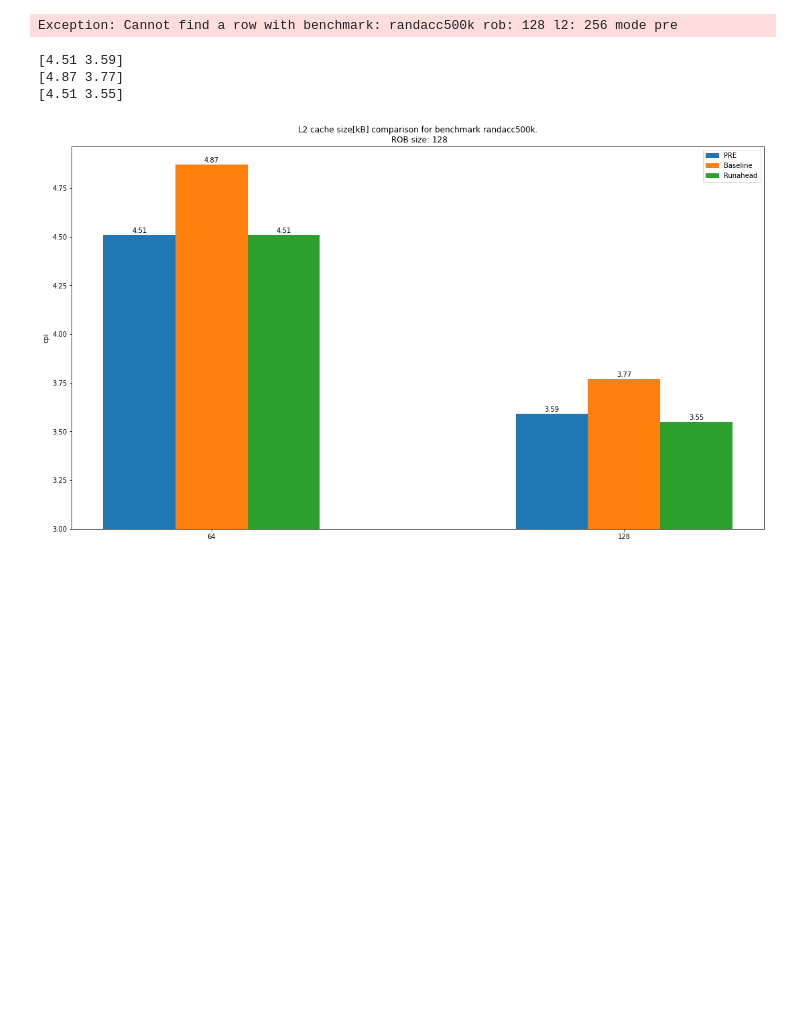
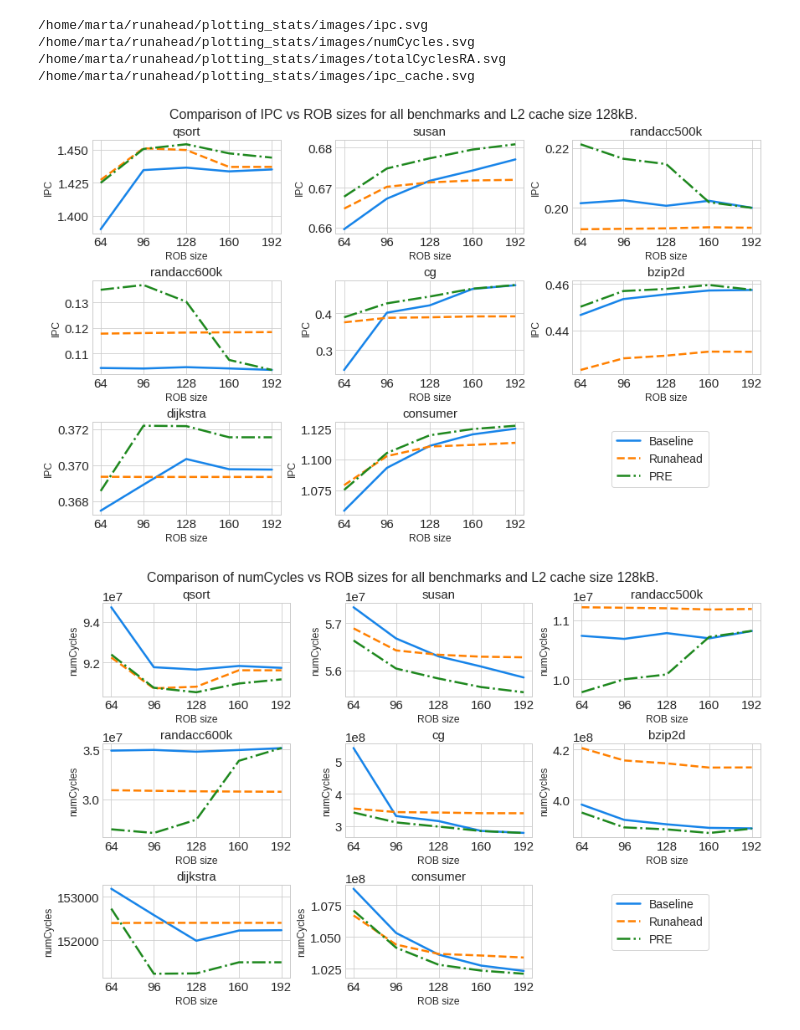
Before and after one commit to kuczmmar/Runahead, a Jupyter notebook: plotting_stats/plotting.ipynb, the cells around one changed output. Saved outputs shown, nothing was run; the diff lists cells and outputs as text; code cells hidden in the pictures; blank space fills up the shorter version.

```diff
--- a/plotting_stats/plotting.ipynb
+++ b/plotting_stats/plotting.ipynb
@@ -252,13 +262,15 @@ def analyze_param(df, benchmark, statistic, robsizes=[128], cachesizes=[64]):
-# %%
-# doesn't work because some data is empty
-analyze_param(new_data, 'randacc500k', 'cpi', robsizes=[128, 192], cachesizes=[256])
-# %% [output]
-Exception: Cannot find a row with benchmark: randacc500k rob: 128 l2: 256 mode pre
-# %%
-#works just fine
-analyze_param(new_data, 'randacc500k', 'cpi', robsizes=[128], cachesizes=[64,128])
-# %% [output]
-[4.51 3.59]
-[4.87 3.77]
-[4.51 3.55]
-[figure, removed]
+# %%
+robs = [64, 96, 128, 160, 192]
+cache = [128]
+caches = [64, 128, 256]
+analyze_all(new_data, 'ipc', robs, cache, height=7.3)
+analyze_all(new_data, 'numCycles', robs, cache, height=7.3)
+analyze_all(new_data, 'totalCyclesRA', robs, cache, rmvBaselie=True)
+analyze_all(new_data, 'ipc', [128], caches, name='ipc_cache')
+# %% [output]
+/home/marta/runahead/plotting_stats/images/ipc.svg
+/home/marta/runahead/plotting_stats/images/numCycles.svg
+/home/marta/runahead/plotting_stats/images/totalCyclesRA.svg
+/home/marta/runahead/plotting_stats/images/ipc_cache.svg
+[figure, added]
+[figure, added]
```
Also changed, not shown: parts of 19 cells of this notebook, 23 other files.
